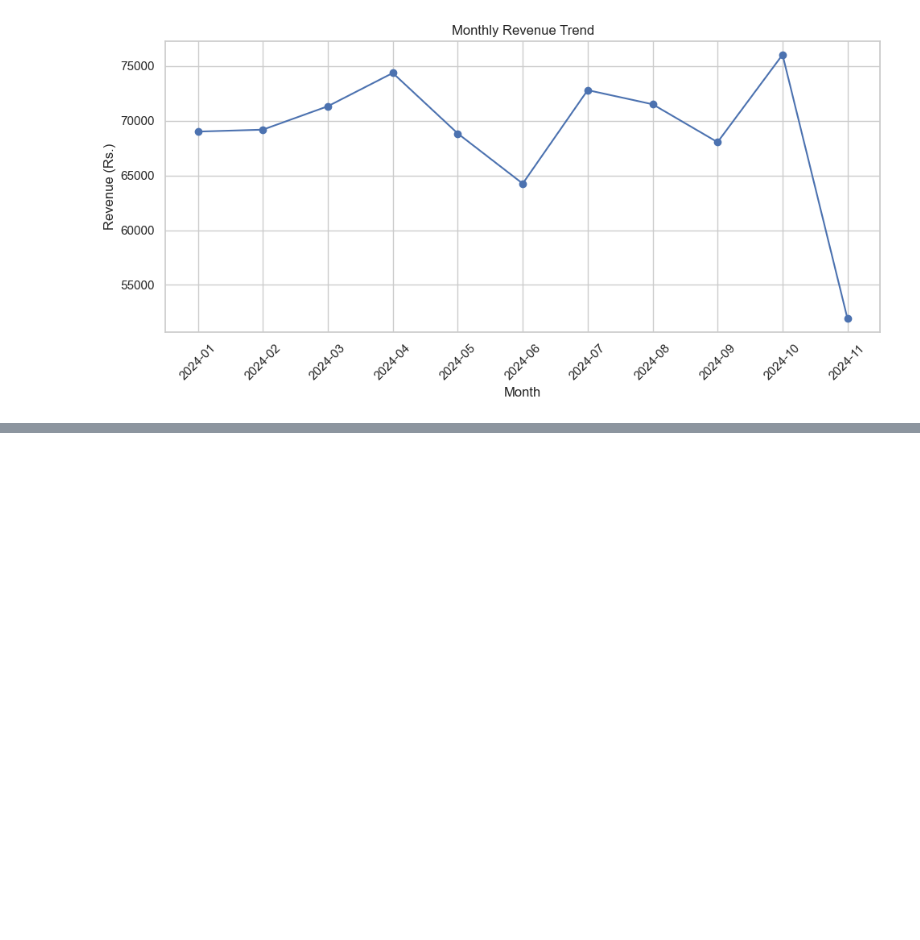
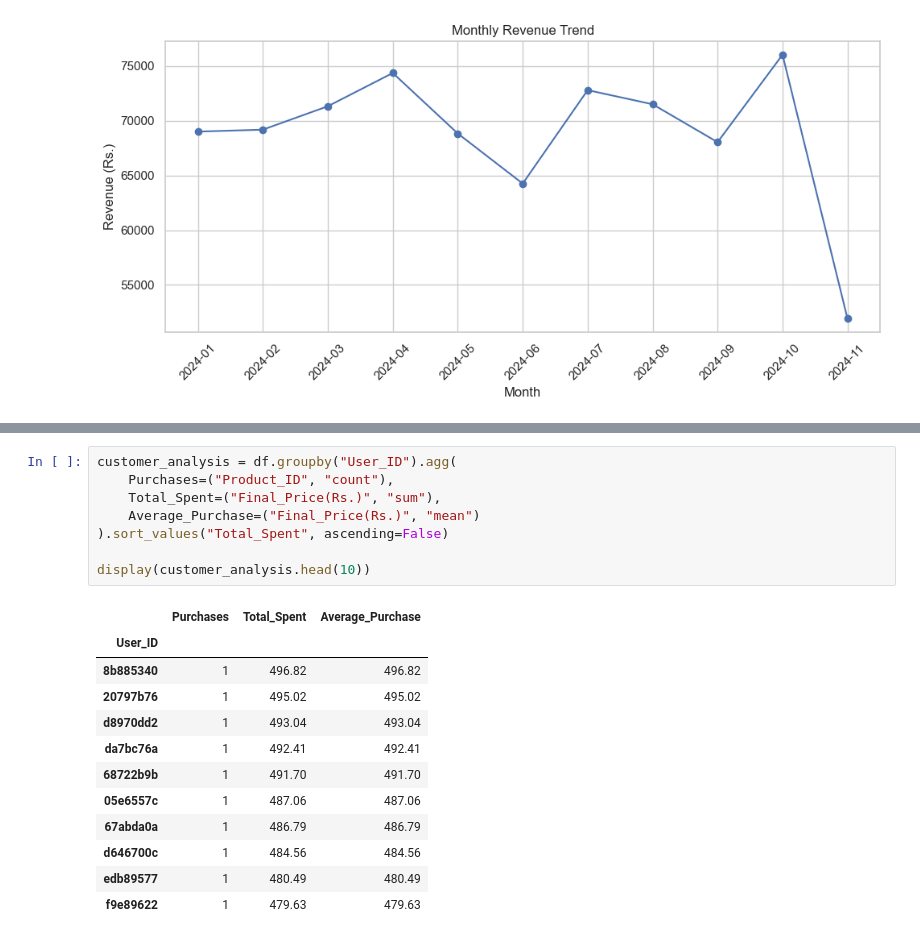
Before and after one commit to lomboto05-commits/eCommerce-customer-analytics, a Jupyter notebook: ecomemerce_customer_analytics.ipynb, the cells around one changed output, grey strips where cells are left out. Drawn from its saved outputs; the diff is of its cells as text; blank space fills up the shorter version.

```diff
--- a/ecomemerce_customer_analytics.ipynb
+++ b/ecomemerce_customer_analytics.ipynb
@@ -279,0 +286,21 @@ plt.show()
+# %%
+customer_analysis = df.groupby("User_ID").agg(
+    Purchases=("Product_ID", "count"),
+    Total_Spent=("Final_Price(Rs.)", "sum"),
+    Average_Purchase=("Final_Price(Rs.)", "mean")
+).sort_values("Total_Spent", ascending=False)
+
+display(customer_analysis.head(10))
+# %% [output]
+|  | Purchases | Total_Spent | Average_Purchase |
+| User_ID |  |  |  |
+| 8b885340 | 1 | 496.82 | 496.82 |
+| 20797b76 | 1 | 495.02 | 495.02 |
+| d8970dd2 | 1 | 493.04 | 493.04 |
+| da7bc76a | 1 | 492.41 | 492.41 |
+| 68722b9b | 1 | 491.70 | 491.70 |
+| 05e6557c | 1 | 487.06 | 487.06 |
+| 67abda0a | 1 | 486.79 | 486.79 |
+| d646700c | 1 | 484.56 | 484.56 |
+| edb89577 | 1 | 480.49 | 480.49 |
+| f9e89622 | 1 | 479.63 | 479.63 |
```
Also changed, not shown: parts of 5 cells of this notebook.
